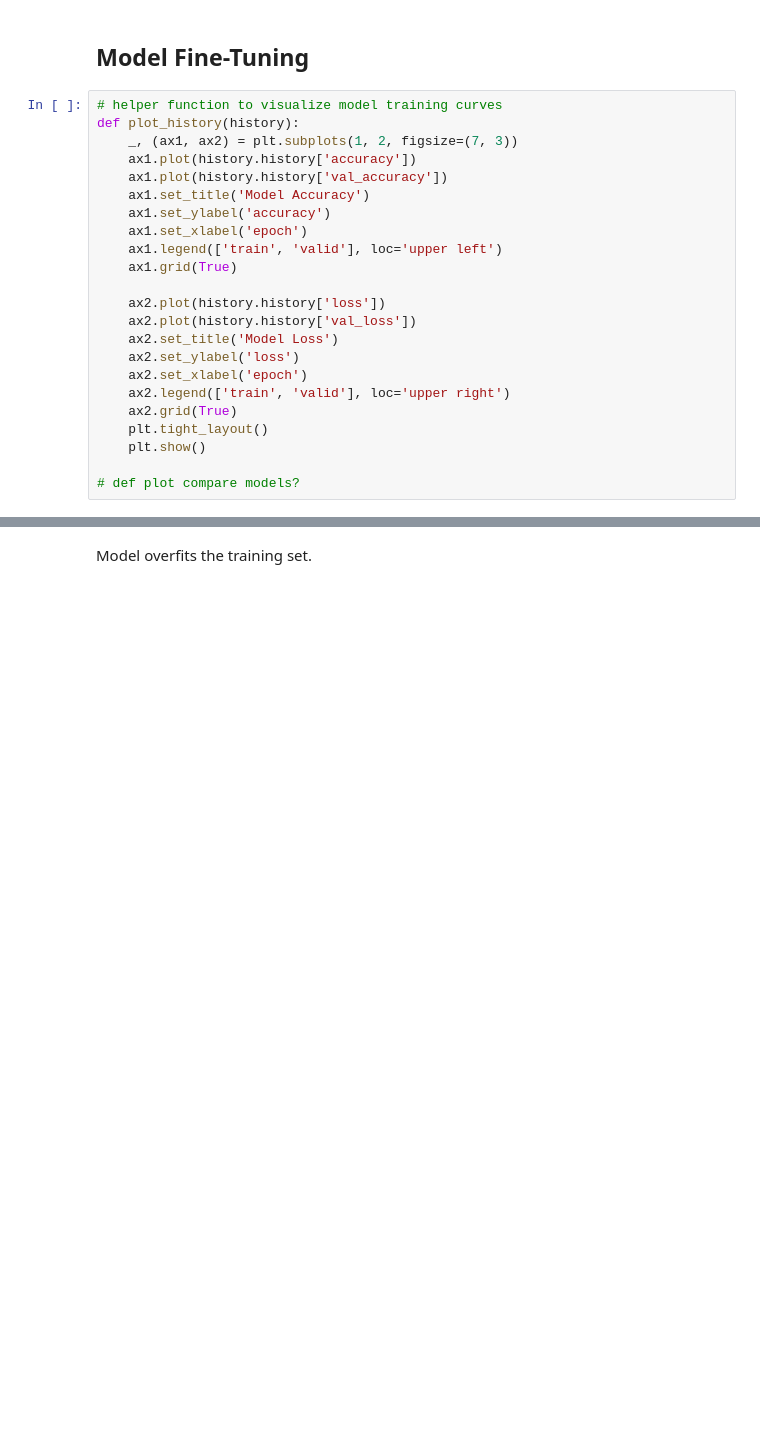
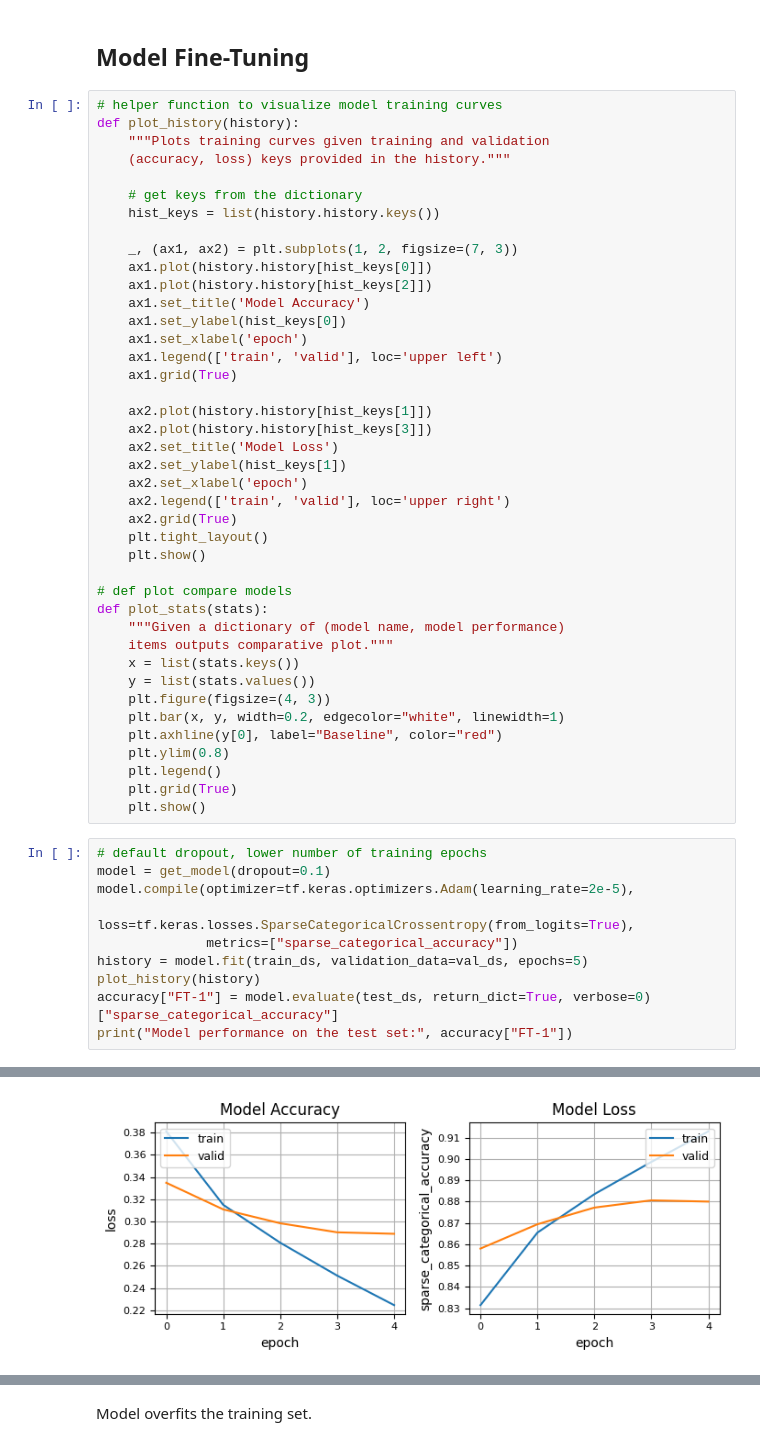
Before and after one commit to OMarchevska/NLP, a Jupyter notebook: Sentiment_Analysis.ipynb, the cells around one changed output, grey strips where cells are left out. Saved outputs shown, nothing was run; the diff lists cells and outputs as text; blank space fills up the shorter version.

```diff
--- a/Sentiment_Analysis.ipynb
+++ b/Sentiment_Analysis.ipynb
@@ -179,23 +178,52 @@ print("Baseline model performance on the test set:", accuracy["Baseline"])
 # %%
 # helper function to visualize model training curves
 def plot_history(history):
+    """Plots training curves given training and validation
+    (accuracy, loss) keys provided in the history."""
+
+    # get keys from the dictionary
+    hist_keys = list(history.history.keys())
+
     _, (ax1, ax2) = plt.subplots(1, 2, figsize=(7, 3))
-    ax1.plot(history.history['accuracy'])
-    ax1.plot(history.history['val_accuracy'])
+    ax1.plot(history.history[hist_keys[0]])
+    ax1.plot(history.history[hist_keys[2]])
     ax1.set_title('Model Accuracy')
-    ax1.set_ylabel('accuracy')
+    ax1.set_ylabel(hist_keys[0])
     ax1.set_xlabel('epoch')
     ax1.legend(['train', 'valid'], loc='upper left')
     ax1.grid(True)
 
-    ax2.plot(history.history['loss'])
-    ax2.plot(history.history['val_loss'])
+    ax2.plot(history.history[hist_keys[1]])
+    ax2.plot(history.history[hist_keys[3]])
     ax2.set_title('Model Loss')
-    ax2.set_ylabel('loss')
+    ax2.set_ylabel(hist_keys[1])
     ax2.set_xlabel('epoch')
     ax2.legend(['train', 'valid'], loc='upper right')
     ax2.grid(True)
     plt.tight_layout()
     plt.show()
 
-# def plot compare models?
+# def plot compare models
+def plot_stats(stats):
+    """Given a dictionary of (model name, model performance)
+    items outputs comparative plot."""
+    x = list(stats.keys())
+    y = list(stats.values())
+    plt.figure(figsize=(4, 3))
+    plt.bar(x, y, width=0.2, edgecolor="white", linewidth=1)
+    plt.axhline(y[0], label="Baseline", color="red")
+    plt.ylim(0.8)
+    plt.legend()
+    plt.grid(True)
+    plt.show()
+# %%
+# default dropout, lower number of training epochs
+model = get_model(dropout=0.1)
+model.compile(optimizer=tf.keras.optimizers.Adam(learning_rate=2e-5),
+              loss=tf.keras.losses.SparseCategoricalCrossentropy(from_logits=True),
+              metrics=["sparse_categorical_accuracy"])
+history = model.fit(train_ds, validation_data=val_ds, epochs=5)
+plot_history(history)
+accuracy["FT-1"] = model.evaluate(test_ds, return_dict=True, verbose=0)["sparse_categorical_accuracy"]
+print("Model performance on the test set:", accuracy["FT-1"])
+# %% [output]
@@ -201,0 +240 @@ def plot_history(history):
+[figure, added]
```
Also changed, not shown: parts of 7 cells of this notebook.
